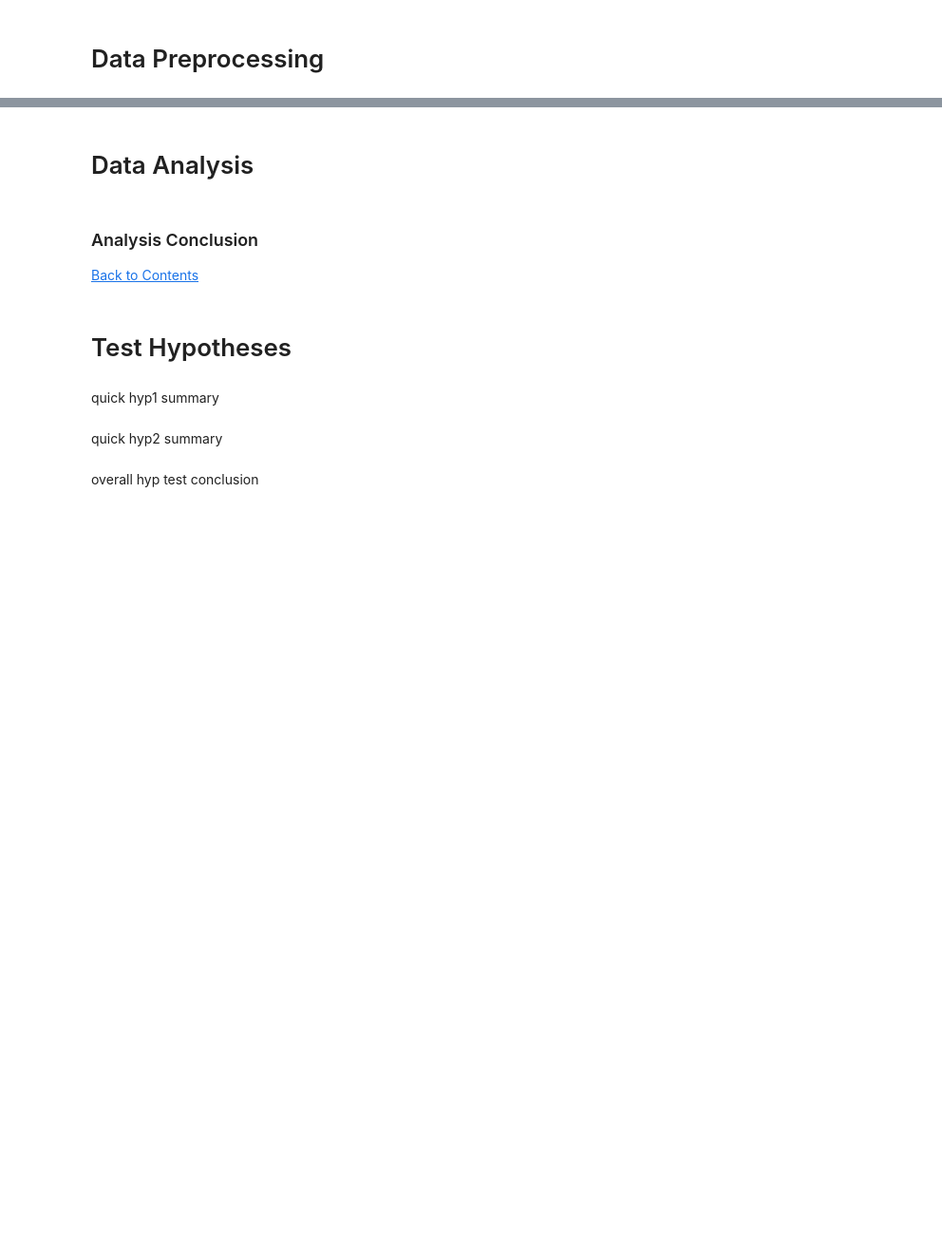
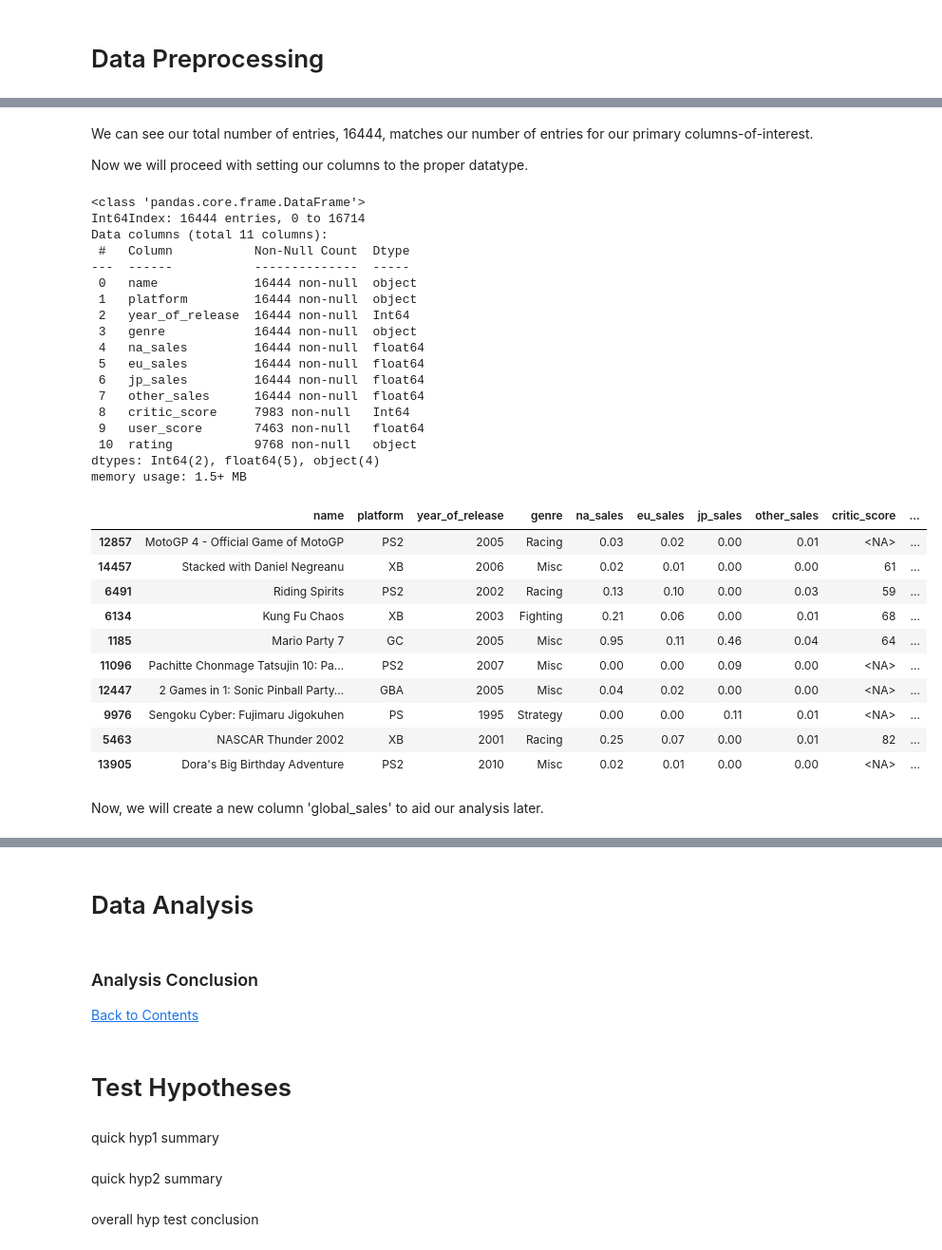
Before and after one commit to hamalizer/2017_game_sales_outlook, a Jupyter notebook: 2017_game_sales_outlook.ipynb, the cells around one changed output, grey strips where cells are left out. Shown at 95% size. Cells and saved outputs as stored; diff of their text form; code cells hidden in the pictures; blank space fills up the shorter version.

```diff
--- a/2017_game_sales_outlook.ipynb
+++ b/2017_game_sales_outlook.ipynb
@@ -101,0 +105,4 @@ preprocessing conclusion
+# %%
+# rename columns to proper snake_case
+df.columns= df.columns.str.lower()
+df.info()
@@ -101,0 +146,9 @@ preprocessing conclusion
+# %%
+# drop entries with null values in the name column
+df.dropna(subset='name', inplace=True)
+
+#drop entries with null values in the year_of_release column
+df.dropna(subset='year_of_release', inplace=True)
+
+#verify total entries to non-null entries in dropped columns
+df.info()
@@ -101,0 +174,47 @@ preprocessing conclusion
+# %% [markdown]
+We can see our total number of entries, 16444, matches our number of entries for our primary columns-of-interest.
+
+Now we will proceed with setting our columns to the proper datatype.
+# %%
+# convert data to proper filetypes
+# using this method of conversion will throw an error if there are decimal values
+df['year_of_release'] = df['year_of_release'].astype('Int64')
+df['critic_score'] = df['critic_score'].astype('Int64')
+
+# convert the user score column to float since it has decimal values
+df['user_score'] = pd.to_numeric(df['user_score'], errors='coerce')
+
+df.info()
+display(df.sample(n=10, random_state=0))
+# %% [output]
+<class 'pandas.core.frame.DataFrame'>
+Int64Index: 16444 entries, 0 to 16714
+Data columns (total 11 columns):
+ #   Column           Non-Null Count  Dtype
+---  ------           --------------  -----
+ 0   name             16444 non-null  object
+ 1   platform         16444 non-null  object
+ 2   year_of_release  16444 non-null  Int64
+ 3   genre            16444 non-null  object
+ 4   na_sales         16444 non-null  float64
+ 5   eu_sales         16444 non-null  float64
+ 6   jp_sales         16444 non-null  float64
+ 7   other_sales      16444 non-null  float64
+ 8   critic_score     7983 non-null   Int64
+ 9   user_score       7463 non-null   float64
+ 10  rating           9768 non-null   object
+dtypes: Int64(2), float64(5), object(4)
+memory usage: 1.5+ MB
+|  | name | platform | year_of_release | genre | na_sales | eu_sales | jp_sales | other_sales | critic_score | ... |
+| 12857 | MotoGP 4 - Official Game of MotoGP | PS2 | 2005 | Racing | 0.03 | 0.02 | 0.00 | 0.01 | <NA> | ... |
+| 14457 | Stacked with Daniel Negreanu | XB | 2006 | Misc | 0.02 | 0.01 | 0.00 | 0.00 | 61 | ... |
+| 6491 | Riding Spirits | PS2 | 2002 | Racing | 0.13 | 0.10 | 0.00 | 0.03 | 59 | ... |
+| 6134 | Kung Fu Chaos | XB | 2003 | Fighting | 0.21 | 0.06 | 0.00 | 0.01 | 68 | ... |
+| 1185 | Mario Party 7 | GC | 2005 | Misc | 0.95 | 0.11 | 0.46 | 0.04 | 64 | ... |
+| 11096 | Pachitte Chonmage Tatsujin 10: Pa... | PS2 | 2007 | Misc | 0.00 | 0.00 | 0.09 | 0.00 | <NA> | ... |
+| 12447 | 2 Games in 1: Sonic Pinball Party... | GBA | 2005 | Misc | 0.04 | 0.02 | 0.00 | 0.00 | <NA> | ... |
+| 9976 | Sengoku Cyber: Fujimaru Jigokuhen | PS | 1995 | Strategy | 0.00 | 0.00 | 0.11 | 0.01 | <NA> | ... |
+| 5463 | NASCAR Thunder 2002 | XB | 2001 | Racing | 0.25 | 0.07 | 0.00 | 0.01 | 82 | ... |
+| 13905 | Dora's Big Birthday Adventure | PS2 | 2010 | Misc | 0.02 | 0.01 | 0.00 | 0.00 | <NA> | ... |
+# %% [markdown]
+Now, we will create a new column 'global_sales' to aid our analysis later.
```
Also changed, not shown: parts of 18 cells of this notebook.
